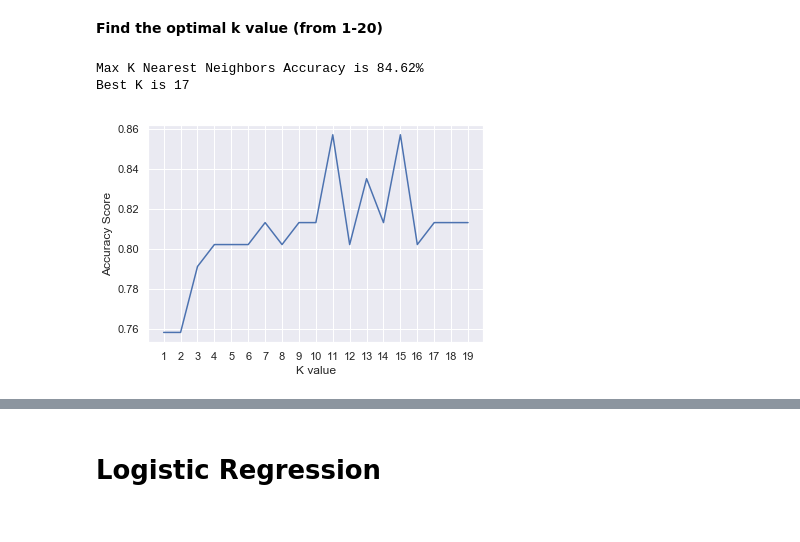
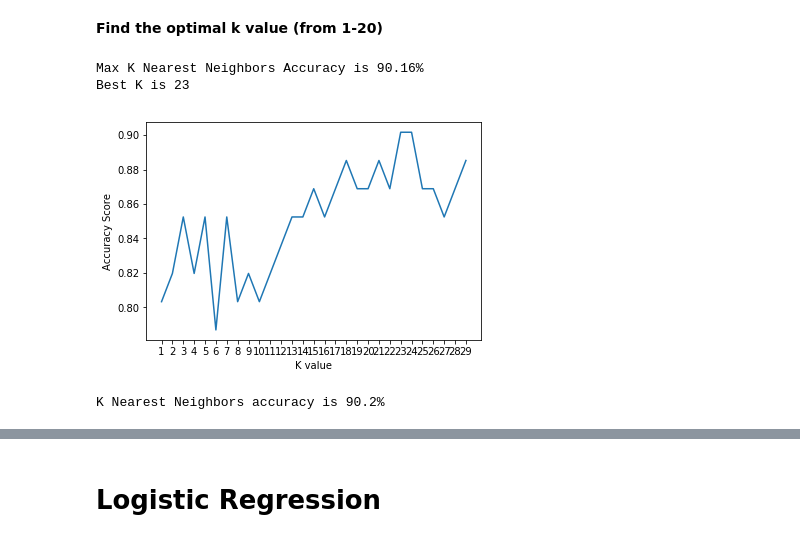
Before and after one commit to melaniewalsh/heart-disease-prediction, a Jupyter notebook: Modeling.ipynb, the cells around one changed output, grey strips where cells are left out. Saved outputs shown, nothing was run; the diff lists cells and outputs as text; code cells hidden in the pictures.

```diff
--- a/Modeling.ipynb
+++ b/Modeling.ipynb
@@ -39,7 +55,7 @@ features = heart.drop(['target'], axis = 1)
 # %% [markdown]
 **Split features and target labels into a training set and a test set**
 # %%
-features_train , features_test, labels_train, labels_test = train_test_split(features, labels, test_size= 0.3, random_state=1)
+features_train , features_test, labels_train, labels_test = train_test_split(features, labels, test_size= 0.2, random_state=42)
 # %% [markdown]
 # Random Forest
 # %% [markdown]
@@ -152,24 +175,34 @@ K Nearest Neighbors accuracy is 78.0%
 # %%
 accuracyScores = []
 
-for x in range(1,20):
+for x in range(1,30):
     knn2 = KNeighborsClassifier(n_neighbors = x)
     knn2.fit(features_train, labels_train)
     accuracyScores.append(knn2.score(features_test, labels_test))
 
 
-sns.lineplot(range(1,20), scoreList)
-plt.xticks(np.arange(1,20,1))
+sns.lineplot(range(1,30), accuracyScores)
+plt.xticks(np.arange(1,30,1))
 plt.xlabel("K value")
 plt.ylabel("Accuracy Score")
 
 
 best_k = accuracyScores.index(max(accuracyScores)) + 1
 max_score = round((max(accuracyScores) * 100), 2)
 
 print(f"Max K Nearest Neighbors Accuracy is {max_score}%")
 print(f"Best K is {best_k}")
 # %% [output]
-Max K Nearest Neighbors Accuracy is 84.62%
-Best K is 17
+Max K Nearest Neighbors Accuracy is 90.16%
+Best K is 23
-[figure, old version]
+[figure, new version]
+# %%
+knn = KNeighborsClassifier(n_neighbors = 23)
+knn.fit(features_train, labels_train)
+prediction = knn.predict(features_test)
+
+
+score = round(knn.score(features_test, labels_test), 3) *100
+print(f"K Nearest Neighbors accuracy is {score}%")
+# %% [output]
+K Nearest Neighbors accuracy is 90.2%
```
Also changed, not shown: parts of 20 cells of this notebook, 3 other files.
